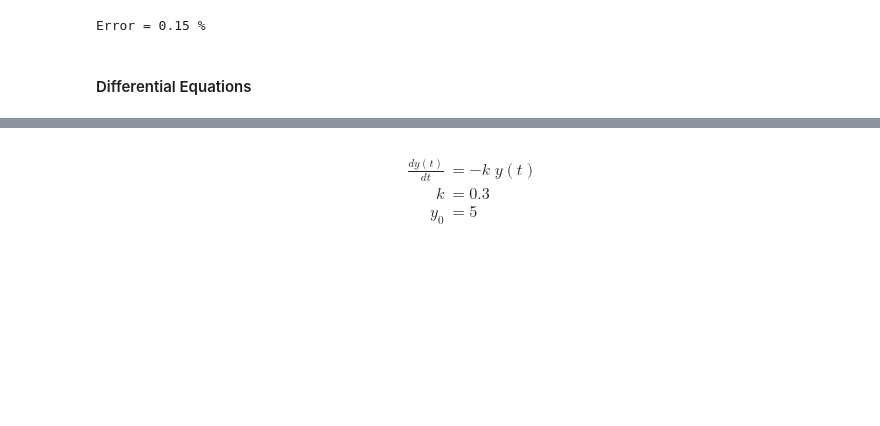
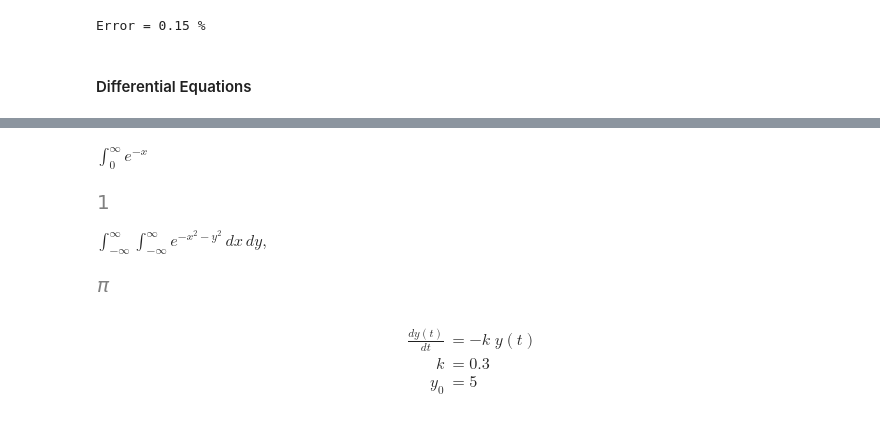
Before and after one commit to SamMachariaPhD/Math-Modelling-Simulation-Python, a Jupyter notebook: monte.ipynb, the cells around one changed output, grey strips where cells are left out. Cells and saved outputs as stored; diff of their text form; code cells hidden in the pictures; blank space fills up the shorter version.

```diff
--- a/monte.ipynb
+++ b/monte.ipynb
@@ -191,3 +260,15 @@ Error = 0.15 %
+# %% [markdown]
+$\int_0^\infty e^{-x}$
+# %%
+integrate(exp(-x), (x, 0, oo))
+# %% [output]
+[figure, added]
+# %% [markdown]
+$\int_{-\infty}^{\infty}\int_{-\infty}^{\infty} e^{- x^{2} - y^{2}}\, dx\, dy,$
+# %%
+integrate(exp(-x**2 - y**2), (x, -oo, oo), (y, -oo, oo))
+# %% [output]
+[figure, added]
 # %% [markdown]
 \begin{align}
 \frac{dy(t)}{dt} &= -k \; y(t) \\
```
Also changed, not shown: parts of 11 cells of this notebook, 2 other files.
